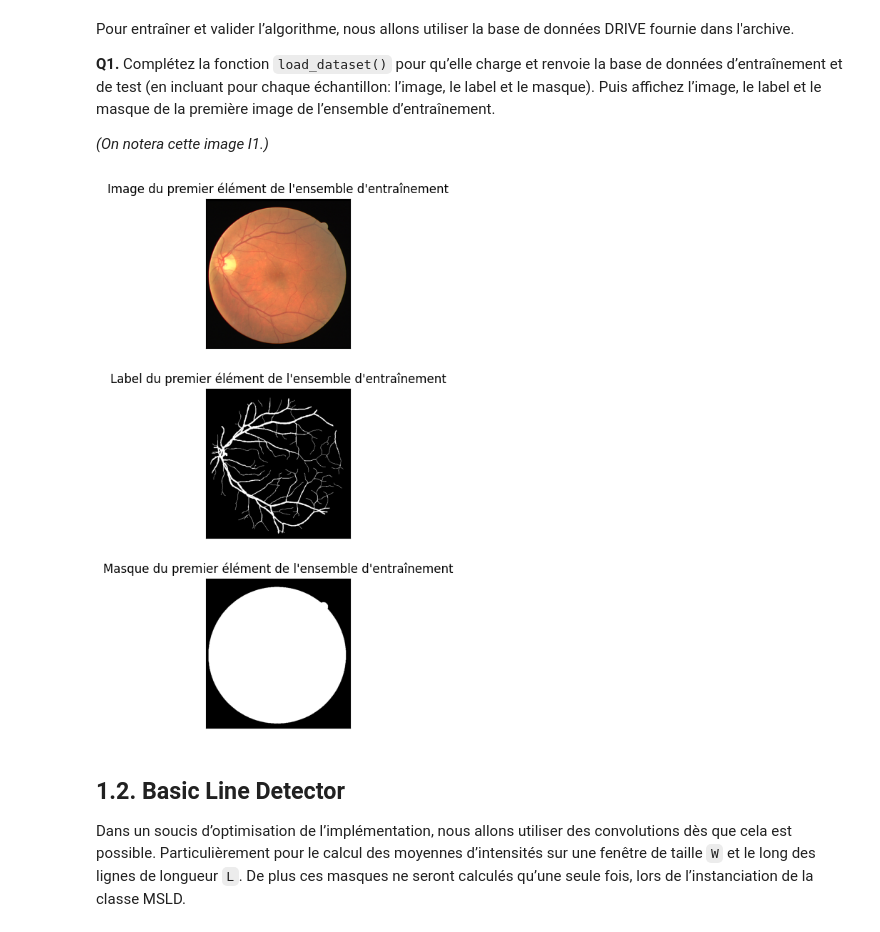
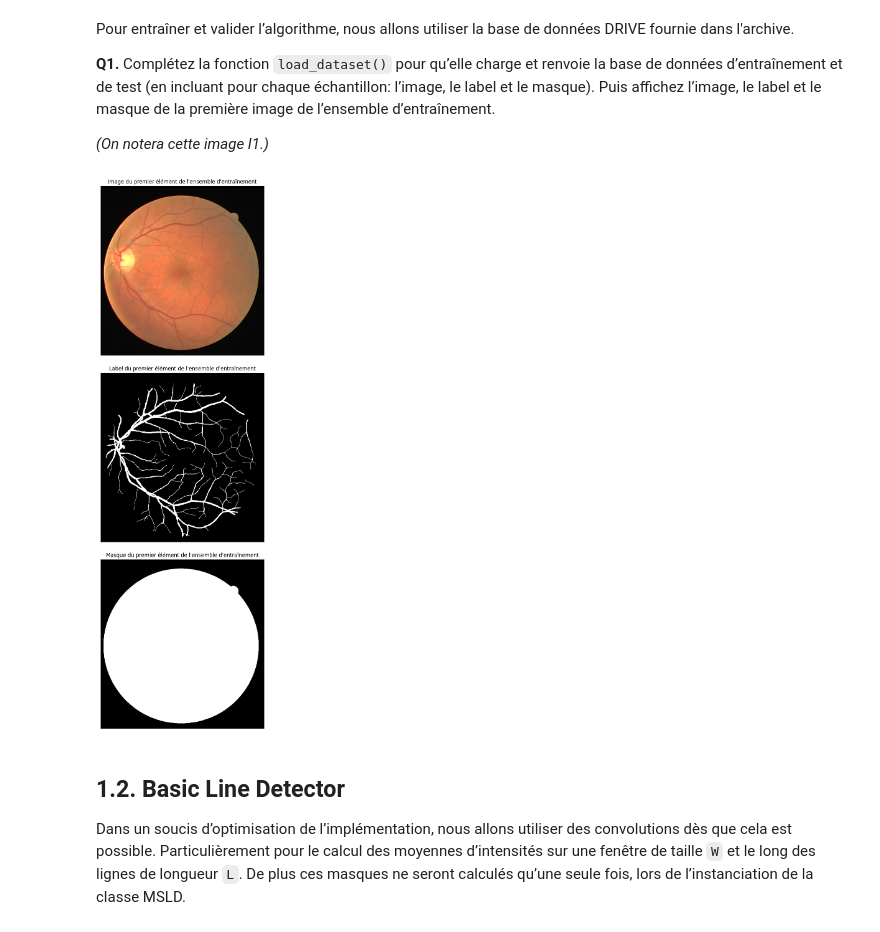
Before and after one commit to lashlone/GBM8770-Programmation, a Jupyter notebook: Projet/ProjetMSLD/RapportProjet.ipynb, the cells around one changed output. Drawn from its saved outputs; the diff is of its cells as text; code cells hidden in the pictures.

```diff
--- a/Projet/ProjetMSLD/RapportProjet.ipynb
+++ b/Projet/ProjetMSLD/RapportProjet.ipynb
@@ -23,6 +24,30 @@ plt.rcParams["figure.figsize"] = (18, 8)  # Étend la taille des figures
 from src.algo import MultiScaleLineDetector, dice, learn_threshold, naive_metrics
 from src.dataset import Sample, load_dataset
 from src.viz import plot_roc, show_diff
+# %%
+@dataclass
+class PlotData:
+    title: str
+    image: np.ndarray
+
+# Cette fonction sert à refactoriser la création des graphiques dans le jupyter notebook
+def plot_images(data: list[PlotData]):
+    fig, axes = plt.subplots(len(data), 1, figsize=(len(data) * 6 + 2, len(data) * 6))
+    fig.tight_layout(h_pad=2.0)
+
+    if len(data) != 1:
+        for index, ax in enumerate(axes):
+            ax.imshow(data[index].image, cmap='gray', vmin=0.0)
+            ax.set_title(data[index].title)
+            ax.set_xticks([])
+            ax.set_yticks([])
+    else:
+        axes.imshow(data[0].image, cmap='gray', vmin=0.0)
+        axes.set_title(data[0].title)
+        axes.set_xticks([])
+        axes.set_yticks([])
+
+    return fig, axes
 # %% [markdown]
 # 1. Implémentation de la MSLD
 # %% [markdown]
@@ -37,23 +62,14 @@ Pour entraîner et valider l’algorithme, nous allons utiliser la base de donn
 # %%
 train, test = load_dataset()
 I1 = train[0]
 
-fig, axes = plt.subplots(3, 1)
-fig.tight_layout(h_pad=2.0)
+data = [PlotData(title="Image du premier élément de l'ensemble d'entraînement", image=I1.image),
+        PlotData(title="Label du premier élément de l'ensemble d'entraînement", image=I1.label),
+        PlotData(title="Masque du premier élément de l'ensemble d'entraînement", image=I1.mask)]
 
-for ax in axes:
-    ax.set_xticks([])
-    ax.set_yticks([])
-
-axes[0].set_title("Image du premier élément de l'ensemble d'entraînement")
-axes[0].imshow(I1.image, cmap='gray')
-axes[1].set_title("Label du premier élément de l'ensemble d'entraînement")
-axes[1].imshow(I1.label, cmap="gray")
-axes[2].set_title("Masque du premier élément de l'ensemble d'entraînement")
-axes[2].imshow(I1.mask, cmap="gray")
-plt.show()
+plot_images(data);
 # %% [output]
-[figure, old version]
+[figure, new version]
 # %% [markdown]
 ## 1.2. Basic Line Detector
 
```
Also changed, not shown: parts of 42 cells of this notebook, 2 other files.
